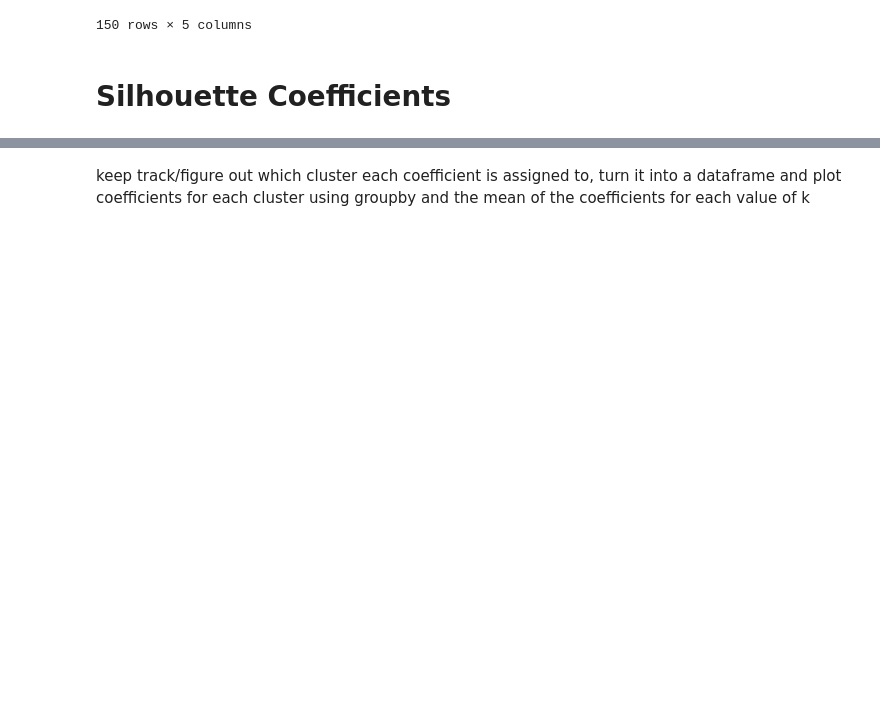
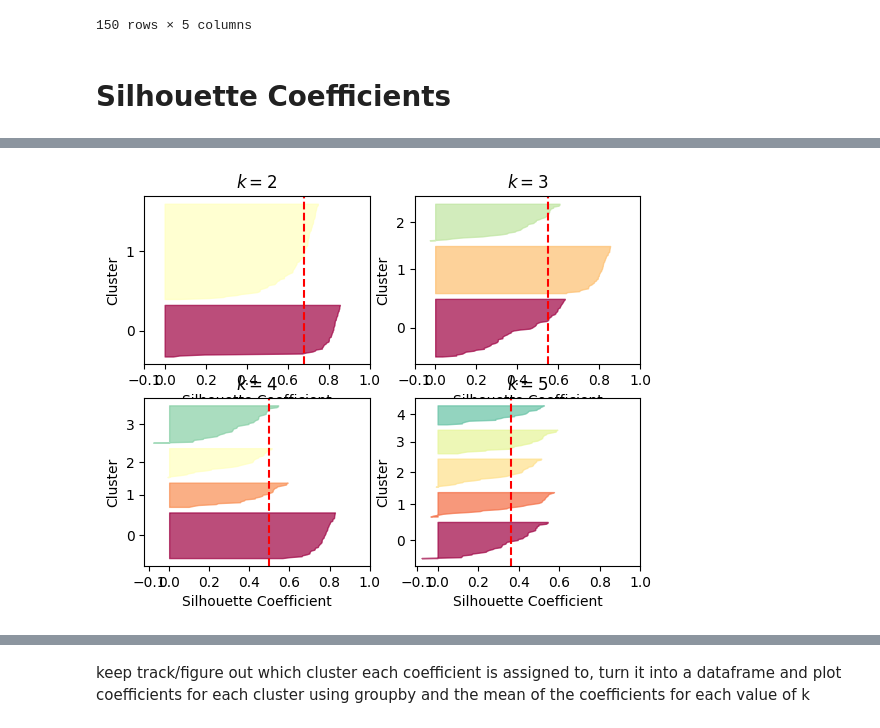
Before and after one commit to michaeledge27/CSCI290, a Jupyter notebook: notebooks/kMeansClustering.ipynb, the cells around one changed output, grey strips where cells are left out. Saved outputs shown, nothing was run; the diff lists cells and outputs as text; code cells hidden in the pictures; blank space fills up the shorter version.

```diff
--- a/notebooks/kMeansClustering.ipynb
+++ b/notebooks/kMeansClustering.ipynb
@@ -344,5 +360,7 @@ def get_silhouette_coefficients(df):
         b = mean_ncd(df, i)
         # compute silhouette coefficient for each point
         silhouette_coefficients.append((b - a) / max(a, b))
+    new_df = pd.DataFrame( { 'silhouette coefficient': silhouette_coefficients,
+                                 'current_cluster': df['current_cluster'] } )
     # return silhouette coefficients for all points in the cluster
-    return silhouette_coefficients
+    return new_df
@@ -358,3 +442,35 @@ NameError: name 'cluster' is not defined
+# %%
+for k in range(2, 6):
+    plt.subplot(2, 2, k-1)
+    centroids = initialize_centroids(df, k)
+    clustered_df = get_cluster(df, centroids, plot=False)
+    new_df = get_silhouette_coefficients(clustered_df)
+    silhouette_score = np.mean(new_df['silhouette coefficient'])
+    padding = len(new_df) // 30
+    pos = padding
+    ticks = []
+    for i in range(k):
+        coeffs = new_df[new_df['current_cluster'] == i]['silhouette coefficient']
+        coeffs = list(coeffs)
+        coeffs.sort()
+        color = plt.cm.Spectral(i / k)
+        plt.fill_betweenx(np.arange(pos, pos + len(coeffs)), 0, coeffs,
+                          facecolor=color, edgecolor=color, alpha=0.7)
+        ticks.append(pos + len(coeffs) // 2)
+        pos += len(coeffs) + padding
+
+    plt.gca().yaxis.set_major_locator(FixedLocator(ticks))
+    plt.gca().yaxis.set_major_formatter(FixedFormatter(range(k)))
+    plt.ylabel("Cluster")
+
+    plt.gca().set_xticks([-0.1, 0, 0.2, 0.4, 0.6, 0.8, 1])
+
+    plt.axvline(x=silhouette_score, color="red", linestyle="--")
+    plt.title(f"$k={k}$")
+
+plt.show()
+# %% [output]
+[figure, added]
 # %%
 for k in range(2, 7):
 
```
Also changed, not shown: parts of 19 cells of this notebook.
